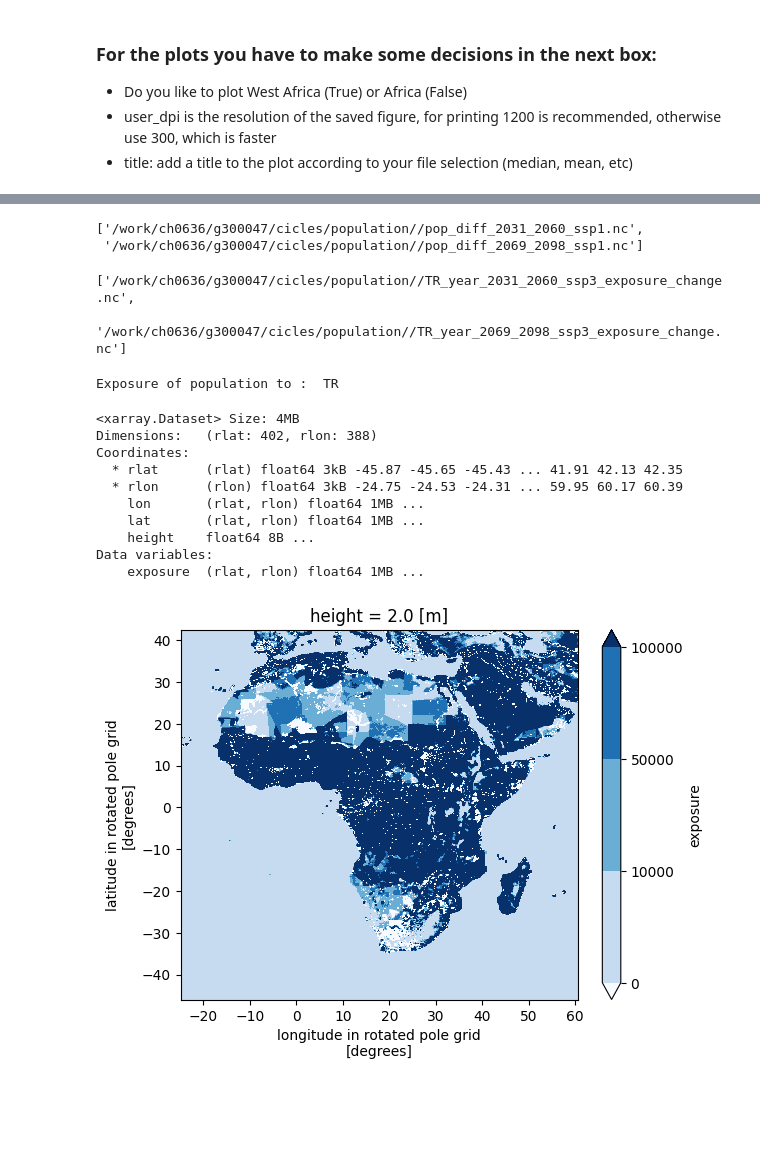
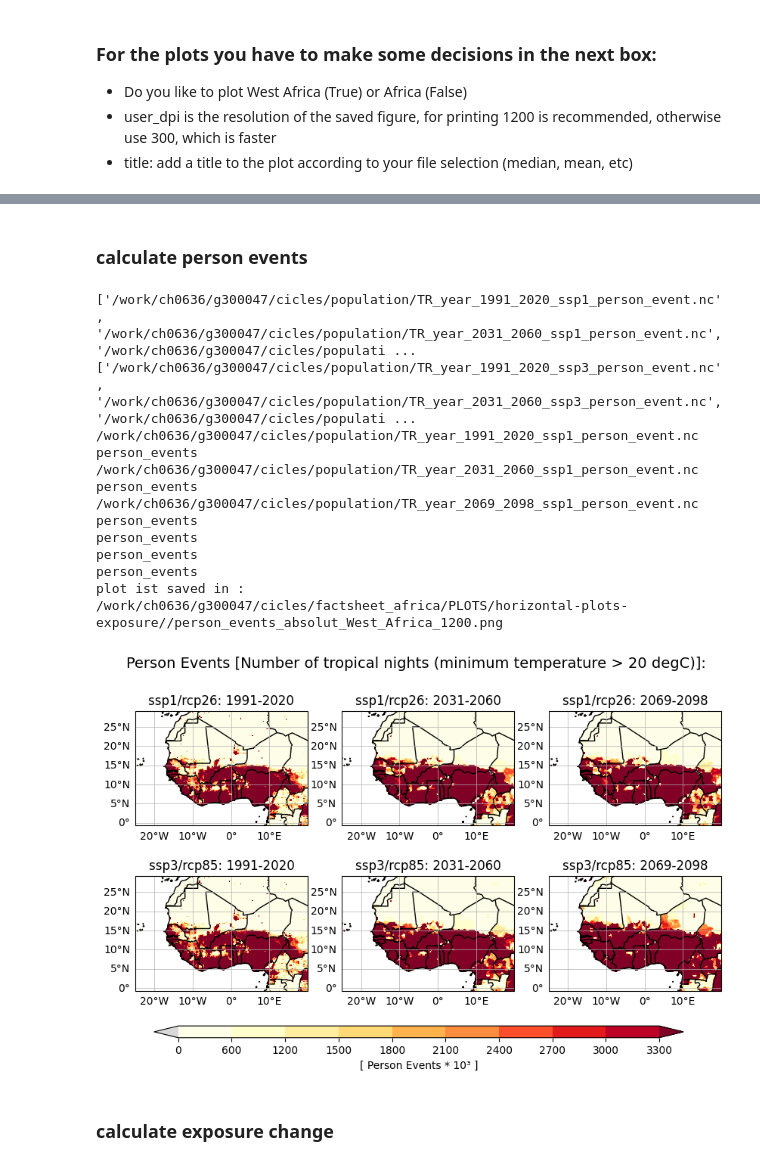
Before and after one commit to KatharinaBuelow/factsheet_africa, a Jupyter notebook: Notebooks/HORIZONTAL/horiplot-exposure-diff-robust.ipynb, the cells around one changed output, grey strips where cells are left out. Cells and saved outputs as stored; diff of their text form; code cells hidden in the pictures; blank space fills up the shorter version.

```diff
--- a/Notebooks/HORIZONTAL/horiplot-exposure-diff-robust.ipynb
+++ b/Notebooks/HORIZONTAL/horiplot-exposure-diff-robust.ipynb
@@ -156,0 +141,4 @@ sims_rcp85
+# %%
+df_tmp = xr.open_dataset(sims_rcp26[0])
+long_name = df_tmp[var].attrs.get('long_name', 'long_name attribute missing')
+print(long_name)
@@ -317,8 +288,3 @@ plot ist saved in :  /work/ch0636/g300047/cicles/factsheet_africa/PLOTS/horizont
-# %%
-pop_diff_ssp1
-# %% [output]
-['/work/ch0636/g300047/cicles/population//pop_diff_2031_2060_ssp1.nc',
- '/work/ch0636/g300047/cicles/population//pop_diff_2069_2098_ssp1.nc']
 # %%
 def get_time_slice(n: int) -> str:
     """
@@ -336,0 +315,2 @@ def get_time_slice(n: int) -> str:
+# %% [markdown]
+### calculate person events
@@ -337,3 +339,37 @@ def get_time_slice(n: int) -> str:
+# %%
+# Now plot absolute person events
+color_steps_exp, level_steps_exp = colorsteps_exposure('person_events')
+
+plot_absolute_pop(
+    exposure_files_ssp1,
+    exposure_files_ssp3,
+    level_steps_exp,
+    color_steps_exp,
+    plot_dir,
+    title=long_name,
+    var='person_events',
+    lsm=lsm,
+    westafrica=True,
+    user_dpi=1200,
+    rows=2,
+    columns=3,
+    )
+# %% [output]
+['/work/ch0636/g300047/cicles/population/TR_year_1991_2020_ssp1_person_event.nc', '/work/ch0636/g300047/cicles/population/TR_year_2031_2060_ssp1_person_event.nc', '/work/ch0636/g300047/cicles/populati ...
+['/work/ch0636/g300047/cicles/population/TR_year_1991_2020_ssp3_person_event.nc', '/work/ch0636/g300047/cicles/population/TR_year_2031_2060_ssp3_person_event.nc', '/work/ch0636/g300047/cicles/populati ...
+/work/ch0636/g300047/cicles/population/TR_year_1991_2020_ssp1_person_event.nc
+person_events
+/work/ch0636/g300047/cicles/population/TR_year_2031_2060_ssp1_person_event.nc
+person_events
+/work/ch0636/g300047/cicles/population/TR_year_2069_2098_ssp1_person_event.nc
+person_events
+person_events
+person_events
+person_events
+plot ist saved in :  /work/ch0636/g300047/cicles/factsheet_africa/PLOTS/horizontal-plots-exposure//person_events_absolut_West_Africa_1200.png
+[figure, added]
+# %% [markdown]
+### calculate exposure change
 # %%
 # Here for Factsheet:
 exposure_change_ssp1 = []
@@ -355,24 +390,0 @@ for n in range(0, 2):
-# %%
-exposure_ssp3
-# %% [output]
-['/work/ch0636/g300047/cicles/population//TR_year_2031_2060_ssp3_exposure_change.nc',
- '/work/ch0636/g300047/cicles/population//TR_year_2069_2098_ssp3_exposure_change.nc']
-# %%
-print('Exposure of population to : ',var)
-ssp1 = xr.open_dataset(exposure_ssp1[0],decode_timedelta=False)
-#exposure_ssp3 = xr.open_dataset(exposure_ssp3[0],decode_timedelta=False)
-ssp1['exposure'].plot(levels=[0,10000,50000,100000], cmap='Blues', add_colorbar=True)
-ssp1
-# %% [output]
-Exposure of population to :  TR
-<xarray.Dataset> Size: 4MB
-Dimensions:   (rlat: 402, rlon: 388)
-Coordinates:
-  * rlat      (rlat) float64 3kB -45.87 -45.65 -45.43 ... 41.91 42.13 42.35
-  * rlon      (rlon) float64 3kB -24.75 -24.53 -24.31 ... 59.95 60.17 60.39
-    lon       (rlat, rlon) float64 1MB ...
-    lat       (rlat, rlon) float64 1MB ...
-    height    float64 8B ...
-Data variables:
-    exposure  (rlat, rlon) float64 1MB ...
-[figure, removed]
```
Also changed, not shown: parts of 34 cells of this notebook, 4 other files.
